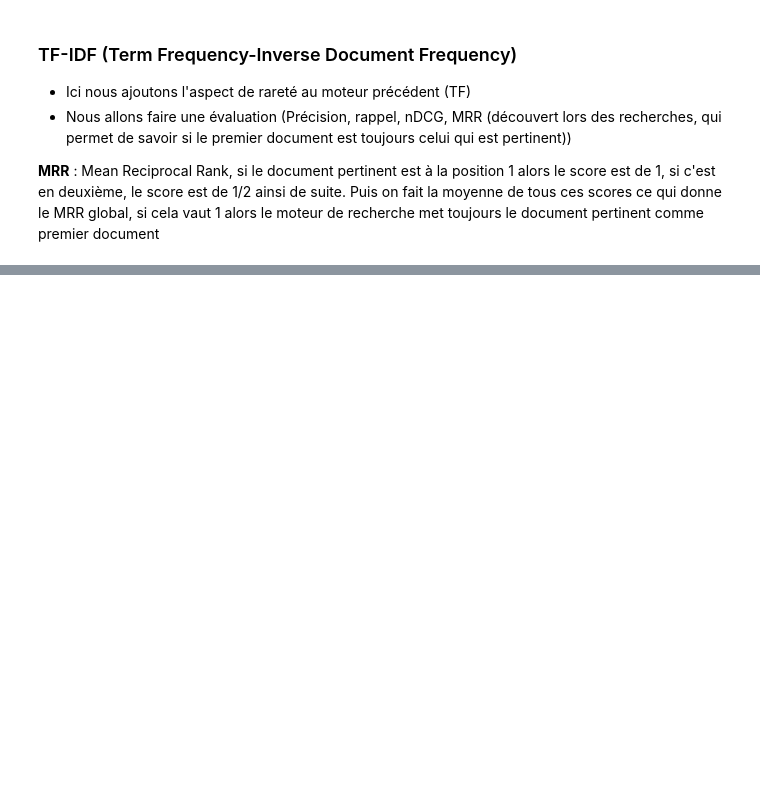
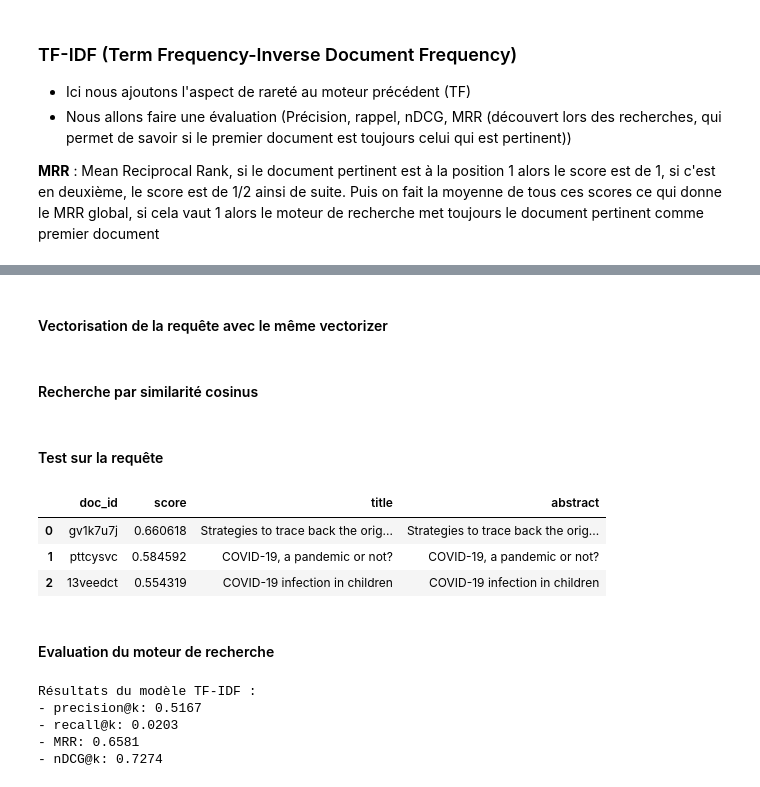
Before and after one commit to rosalie0309/TAL, a Jupyter notebook: round1_v2.ipynb, the cells around one changed output, grey strips where cells are left out. Drawn from its saved outputs; the diff is of its cells as text; code cells hidden in the pictures; blank space fills up the shorter version.

```diff
--- a/round1_v2.ipynb
+++ b/round1_v2.ipynb
@@ -221,0 +709,5 @@ Nous ferons une comparaison naive (cosine binaire)
+# %%
+from sklearn.feature_extraction.text import TfidfVectorizer
+
+vectorizer_tfidf = TfidfVectorizer()
+X_tfidf = vectorizer_tfidf.fit_transform(documents_df["tokens"].apply(lambda tokens: " ".join(tokens)))
@@ -221,0 +718,47 @@ Nous ferons une comparaison naive (cosine binaire)
+# %% [markdown]
+#### Vectorisation de la requête avec le même vectorizer
+# %%
+def vectorize_query_tfidf(query_text):
+    tokens = clean_text(query_text)
+    query_string = " ".join(tokens)
+    return vectorizer_tfidf.transform([query_string])
+# %% [markdown]
+#### Recherche par similarité cosinus
+# %%
+from sklearn.metrics.pairwise import cosine_similarity
+
+def search_tfidf(query_text, top_k=10):
+    query_vec = vectorize_query_tfidf(query_text)
+    scores = cosine_similarity(query_vec, X_tfidf).flatten()
+    top_indices = scores.argsort()[::-1][:top_k]
+
+    results = documents_df.iloc[top_indices].copy()
+    results["score"] = scores[top_indices]
+    results["title"] = results["text"].apply(lambda t: t.split(". ")[0] if ". " in t else t[:100])
+    results["abstract"] = results["text"].apply(lambda t: t if ". " not in t else ". ".join(t.split(". ")[1:]))
+
+    return results[["doc_id", "title", "abstract", "score"]].to_dict(orient="records")
+# %% [markdown]
+#### Test sur la requête
+# %%
+query = "origin of COVID-19"
+display_search_results(search_tfidf(query, top_k=3), query)
+# %% [output]
+|  | doc_id | score | title | abstract |
+| 0 | gv1k7u7j | 0.660618 | Strategies to trace back the orig... | Strategies to trace back the orig... |
+| 1 | pttcysvc | 0.584592 | COVID-19, a pandemic or not? | COVID-19, a pandemic or not? |
+| 2 | 13veedct | 0.554319 | COVID-19 infection in children | COVID-19 infection in children |
+# %% [markdown]
+#### Evaluation du moteur de recherche
+# %%
+results_tfidf = evaluate_model(search_tfidf, queries_df, qrels_df, k=10)
+
+print("Résultats du modèle TF-IDF :")
+for metric, score in results_tfidf.items():
+    print(f"- {metric}: {score:.4f}")
+# %% [output]
+Résultats du modèle TF-IDF :
+- precision@k: 0.5167
+- recall@k: 0.0203
+- MRR: 0.6581
+- nDCG@k: 0.7274
```
Also changed, not shown: parts of 57 cells of this notebook.
